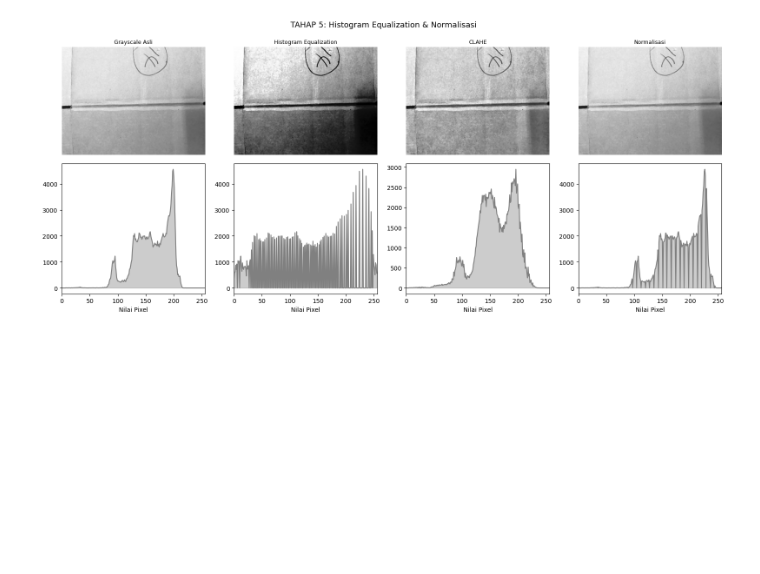
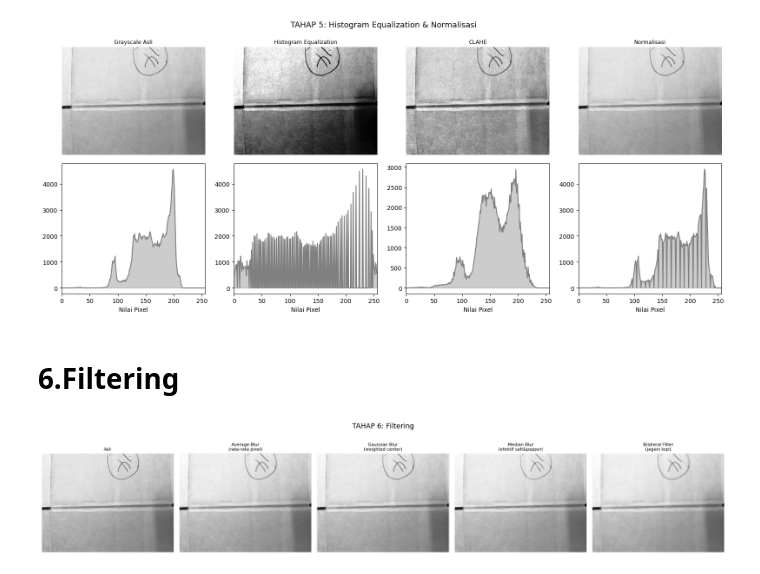
Before and after one commit to yowxy/Smart-Waste-Detection-and-Segmentation, a Jupyter notebook: index.ipynb, the cells around one changed output. Cells and saved outputs as stored; diff of their text form; code cells hidden in the pictures; blank space fills up the shorter version.

Commit message:
feat: make an filtering, konvolusi/kernel, and simple segmentation

```diff
--- a/index.ipynb
+++ b/index.ipynb
@@ -226,3 +226,24 @@ plt.tight_layout()
 plt.show()
 # %% [output]
 [figure]
+# %% [markdown]
+# 6.Filtering
+# %%
+img_blur_avg    = cv2.blur(img_gray, (5, 5))
+img_blur_gauss  = cv2.GaussianBlur(img_gray, (5, 5), 0)
+img_blur_median = cv2.medianBlur(img_gray, 5)
+img_blur_bi     = cv2.bilateralFilter(img_gray, 9, 75, 75)
+
+fig, axes = plt.subplots(1, 5, figsize=(18, 4))
+titles = ['Asli', 'Average Blur\n(rata-rata pixel)', 'Gaussian Blur\n(weighted center)',
+          'Median Blur\n(efektif salt&pepper)', 'Bilateral Filter\n(jagain tepi)']
+imgs   = [img_gray, img_blur_avg, img_blur_gauss, img_blur_median, img_blur_bi]
+
+for ax, title, im in zip(axes, titles, imgs):
+    ax.imshow(im, cmap='gray'); ax.set_title(title, fontsize=8); ax.axis('off')
+
+plt.suptitle('TAHAP 6: Filtering', fontsize=13)
+plt.tight_layout()
+plt.show()
+# %% [output]
+[figure, added]
```
Also changed, not shown: parts of 6 cells of this notebook.
